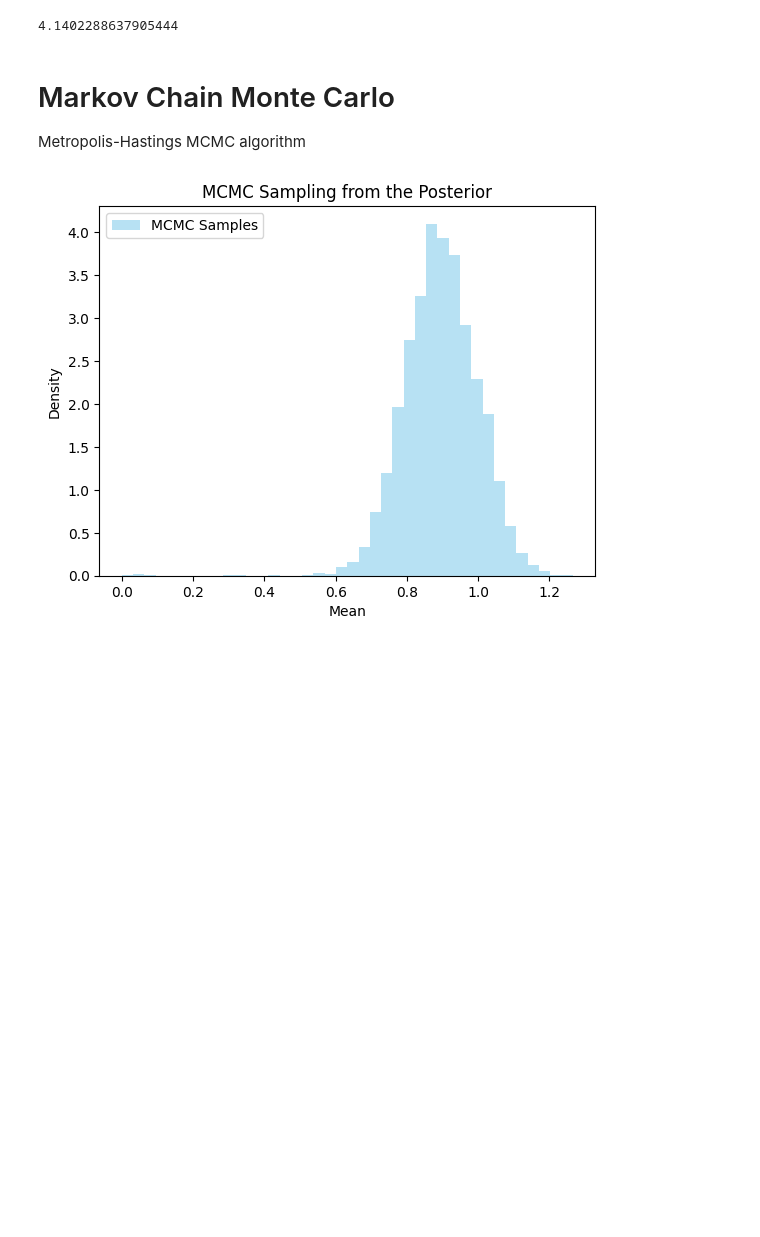
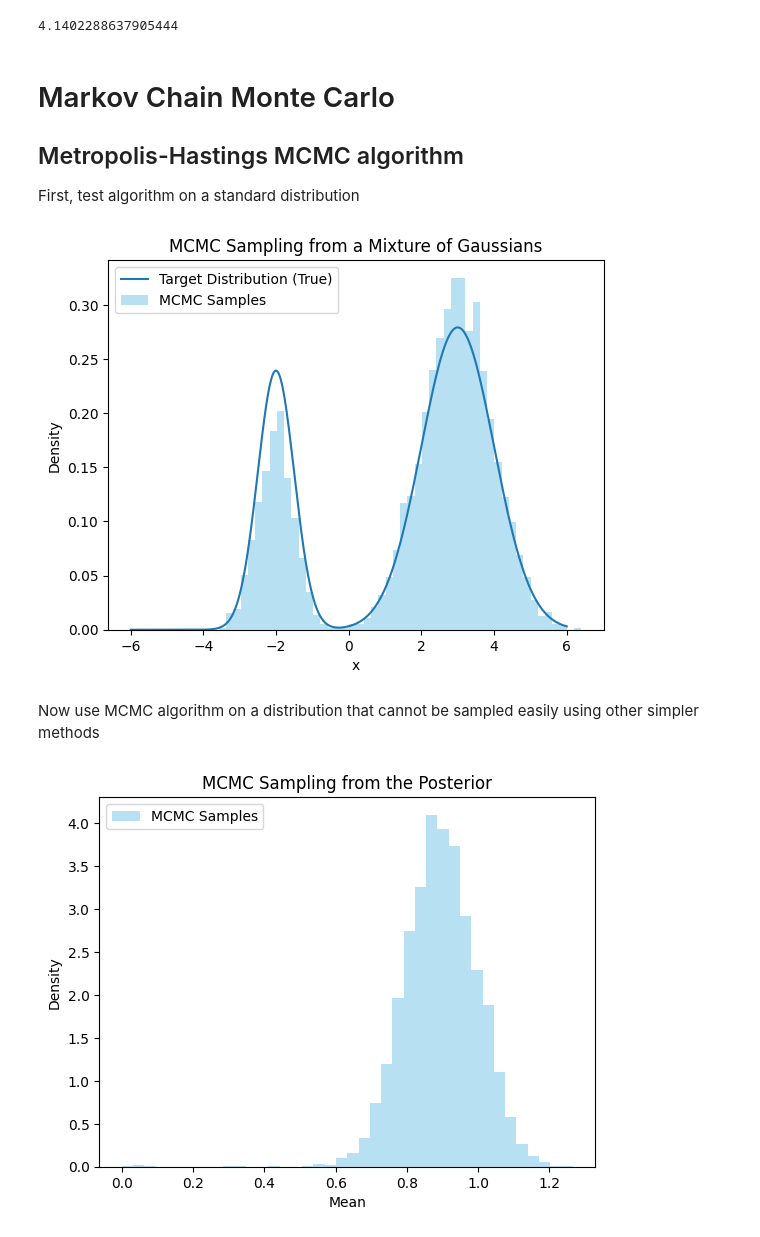
Before and after one commit to khaichiong/meco7312, a Jupyter notebook: L12_Bootstrap.ipynb, the cells around one changed output. Drawn from its saved outputs; the diff is of its cells as text; code cells hidden in the pictures; blank space fills up the shorter version.

```diff
--- a/L12_Bootstrap.ipynb
+++ b/L12_Bootstrap.ipynb
@@ -213,7 +213,55 @@ np.sum(x*((x>a) & (x<b)))/np.sum((x>a) & (x<b))
 # %% [markdown]
 # Markov Chain Monte Carlo
 
-Metropolis-Hastings MCMC algorithm
+## Metropolis-Hastings MCMC algorithm
+
+First, test algorithm on a standard distribution
+# %%
+# Define the target distribution (a mixture of two Gaussians)
+def target_distribution(x):
+    # Gaussian 1: mean = -2, std = 0.5; Gaussian 2: mean = 3, std = 1.0
+    return 0.3 * np.exp(-(x + 2)**2 / (2 * 0.5**2)) / np.sqrt(2 * np.pi * 0.5**2) + \
+           0.7 * np.exp(-(x - 3)**2 / (2 * 1.0**2)) / np.sqrt(2 * np.pi * 1.0**2)
+
+# MCMC with Metropolis-Hastings
+def metropolis_hastings(target, n_samples, proposal_width):
+    samples = [0]  # Starting point
+    for _ in range(n_samples - 1):
+        current_sample = samples[-1]
+        # Proposal distribution (normal centered at the current sample)
+        proposal = np.random.normal(current_sample, proposal_width)
+
+        # Calculate acceptance probability
+        acceptance_prob = min(1, target(proposal) / target(current_sample))
+
+        # Accept or reject
+        if np.random.rand() < acceptance_prob:
+            samples.append(proposal)
+        else:
+            samples.append(current_sample)
+
+    return np.array(samples)
+
+# Parameters
+n_samples = 10000
+proposal_width = 1.0
+
+# Generate samples
+samples = metropolis_hastings(target_distribution, n_samples, proposal_width)
+
+# Plot results
+x = np.linspace(-6, 6, 1000)
+plt.plot(x, target_distribution(x), label="Target Distribution (True)")
+plt.hist(samples, bins=50, density=True, alpha=0.6, color='skyblue', label="MCMC Samples")
+plt.xlabel("x")
+plt.ylabel("Density")
+plt.title("MCMC Sampling from a Mixture of Gaussians")
+plt.legend()
+plt.show()
+# %% [output]
+[figure, added]
+# %% [markdown]
+Now use MCMC algorithm on a distribution that cannot be sampled easily using other simpler methods
 # %%
 # Generate some synthetic data
 np.random.seed(42)
```
